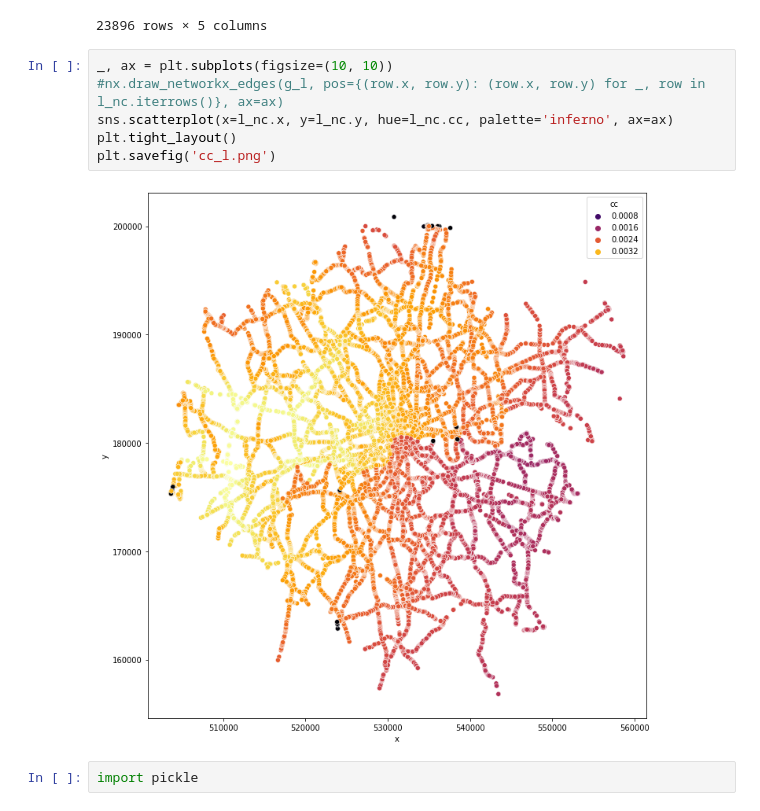
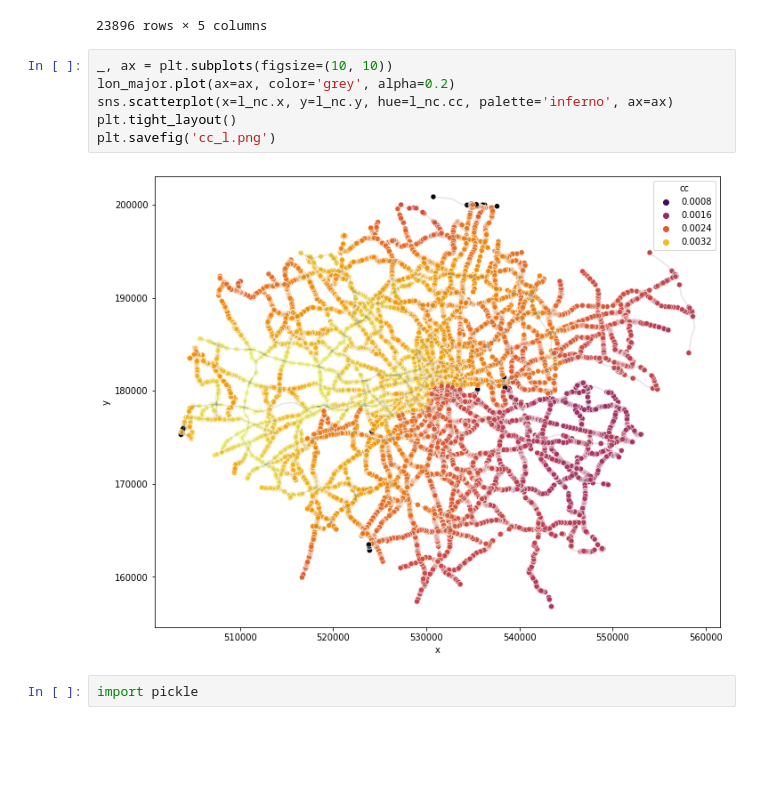
Before and after one commit to akazukin5151/comparative-accessibility, a Jupyter notebook: centrality.ipynb, the cells around one changed output. Cells and saved outputs as stored; diff of their text form; blank space fills up the shorter version.

Commit message:
Plot lines/edges in centrality london

```diff
--- a/centrality.ipynb
+++ b/centrality.ipynb
@@ -162,12 +163,12 @@ l_nc
 23896 rows × 5 columns
 # %%
 _, ax = plt.subplots(figsize=(10, 10))
-#nx.draw_networkx_edges(g_l, pos={(row.x, row.y): (row.x, row.y) for _, row in l_nc.iterrows()}, ax=ax)
+lon_major.plot(ax=ax, color='grey', alpha=0.2)
 sns.scatterplot(x=l_nc.x, y=l_nc.y, hue=l_nc.cc, palette='inferno', ax=ax)
 plt.tight_layout()
 plt.savefig('cc_l.png')
 # %% [output]
-[figure, old version]
+[figure, new version]
 # %%
 import pickle
 # %%
```
Also changed, not shown: parts of 1 cell of this notebook, 1 other file.
